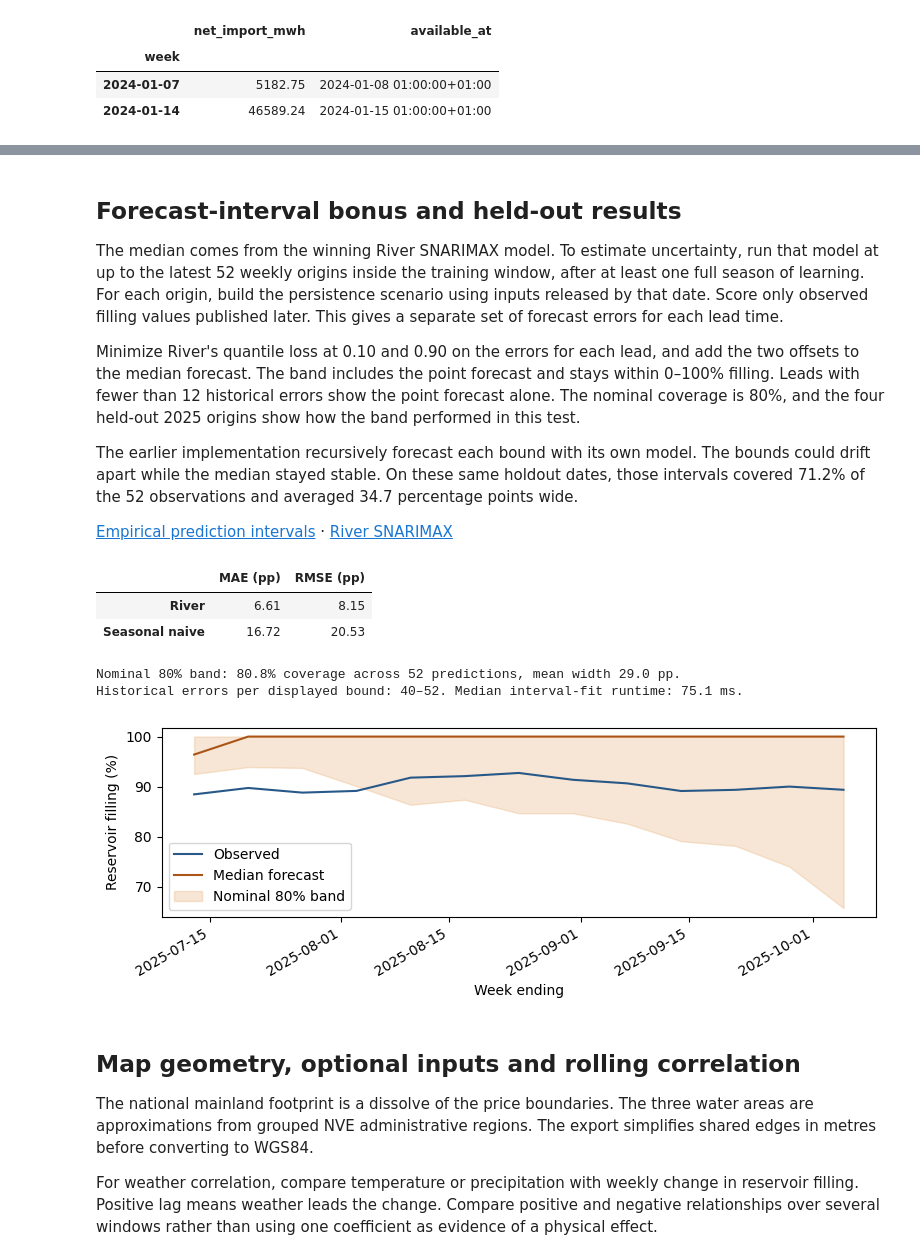
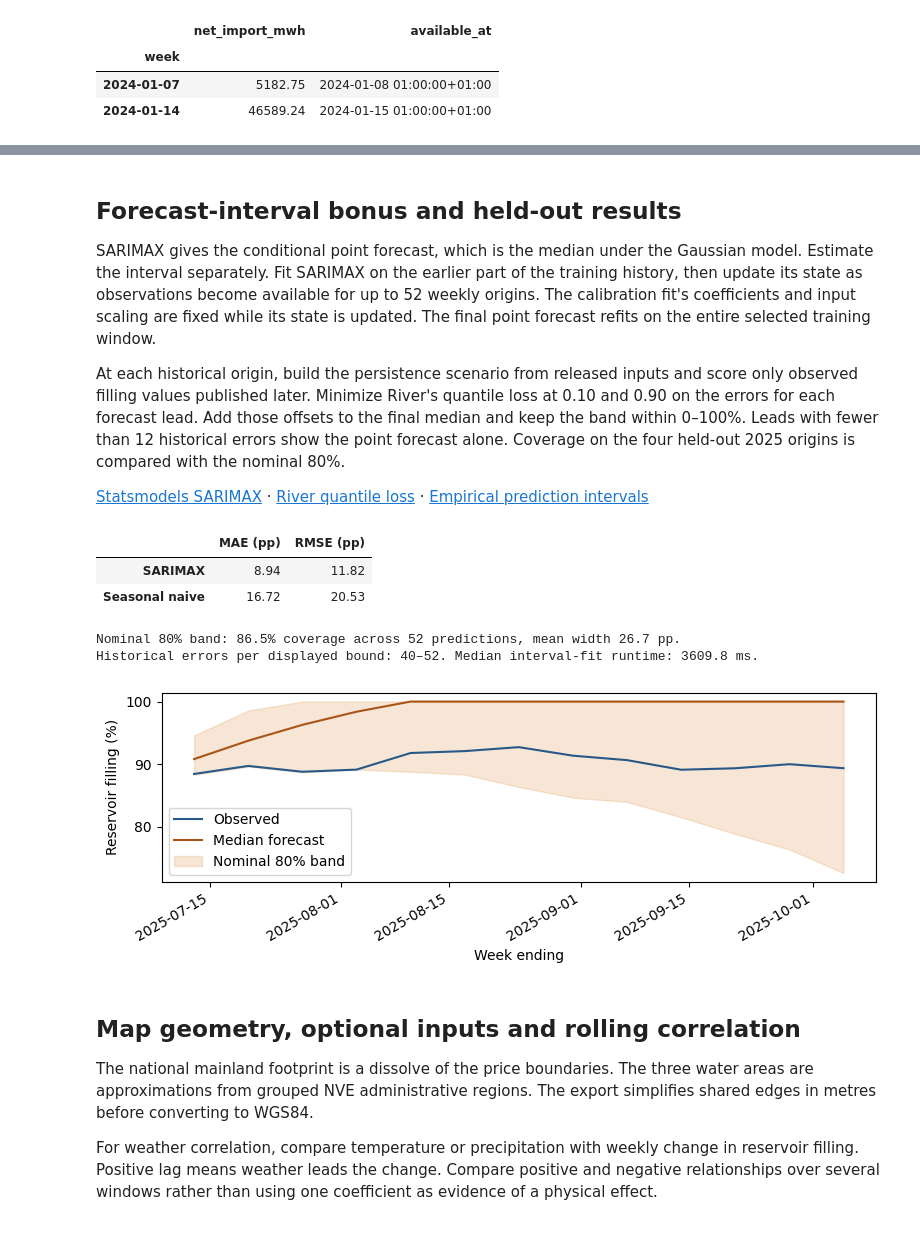
Before and after one commit to dared22/ind320, a Jupyter notebook: notebooks/project_notebook_part4.ipynb, the cells around one changed output, grey strips where cells are left out. Cells and saved outputs as stored; diff of their text form; code cells hidden in the pictures.

```diff
--- a/notebooks/project_notebook_part4.ipynb
+++ b/notebooks/project_notebook_part4.ipynb
@@ -226,7 +229,12 @@ rows = []
 for order, weeks, inputs in product(
     [(1, 1, 0), (4, 1, 0), (2, 1, 1)], [104, 156], [(), ("EUR/NOK", "USD/NOK")]
 ):
-    trials = evaluate(tuning_dates, order, weeks, inputs)
+    # Rank configurations only if they fit all eight common tuning origins.
+    try:
+        trials = evaluate(tuning_dates, order, weeks, inputs)
+    except ValueError as error:
+        print(f"Excluded {order}, {weeks} weeks, {inputs or 'NVE only'}: {error}")
+        continue
     mae, rmse = scores(trials, "median")
     rows.append((order, weeks, inputs, mae, rmse, trials.runtime_ms.median()))
 tuning = pd.DataFrame(rows, columns=["Order", "Weeks", "Inputs", "MAE (pp)", "RMSE (pp)", "Median ms"])
@@ -234,7 +242,6 @@ tuning = tuning.sort_values(["MAE (pp)", "Median ms"]).reset_index(drop=True)
 display(tuning.round(2))
 winner = tuning.iloc[0]
 print("2023–24 seasonal-naive MAE and RMSE (pp):", np.round(scores(trials, "seasonal_naive"), 2))
-print("App defaults:", winner.Order, winner.Weeks, winner.Inputs)
-assert (winner.Order, int(winner.Weeks), winner.Inputs) == (DEFAULT_ORDER, DEFAULT_TRAINING_WEEKS, DEFAULT_INPUTS)
+print("Selected settings:", winner.Order, winner.Weeks, winner.Inputs)
 # %% [output]
 |  | Order | Weeks | Inputs | MAE (pp) | RMSE (pp) | Median ms |
@@ -255,63 +262,59 @@ App defaults: (2, 1, 1) 156 ('EUR/NOK', 'USD/NOK')
 # %% [markdown]
 ## Forecast-interval bonus and held-out results
 
-The median comes from the winning River SNARIMAX model. To estimate
-uncertainty, run that model at up to the latest 52 weekly origins inside
-the training window, after at least one full season of learning. For each
-origin, build the persistence scenario using inputs released by that date.
-Score only observed filling values published later. This gives a separate
-set of forecast errors for each lead time.
+SARIMAX gives the conditional point forecast, which is the median under the
+Gaussian model. Estimate the interval separately. Fit SARIMAX on the earlier
+part of the training history, then update its state as observations become
+available for up to 52 weekly origins. The calibration fit's coefficients
+and input scaling are fixed while its state is updated. The final point
+forecast refits on the entire selected training window.
 
-Minimize River's quantile loss at 0.10 and 0.90 on the errors for each
-lead, and add the two offsets to the median forecast. The band includes
-the point forecast and stays within 0–100% filling. Leads with fewer than
-12 historical errors show the point forecast alone. The nominal coverage
-is 80%, and the four held-out 2025 origins show how the band performed in
-this test.
+At each historical origin, build the persistence scenario from released
+inputs and score only observed filling values published later. Minimize
+River's quantile loss at 0.10 and 0.90 on the errors for each forecast lead.
+Add those offsets to the final median and keep the band within 0–100%.
+Leads with fewer than 12 historical errors show the point forecast alone.
+Coverage on the four held-out 2025 origins is compared with the nominal 80%.
 
-The earlier implementation recursively forecast each bound with its own
-model. The bounds could drift apart while the median stayed stable. On
-these same holdout dates, those intervals covered 71.2% of the 52
-observations and averaged 34.7 percentage points wide.
-
-[Empirical prediction intervals](https://www.sciencedirect.com/science/article/pii/S0169207013001313) ·
-[River SNARIMAX](https://riverml.xyz/0.22.0/api/time-series/SNARIMAX/)
+[Statsmodels SARIMAX](https://www.statsmodels.org/stable/generated/statsmodels.tsa.statespace.sarimax.SARIMAX.html) ·
+[River quantile loss](https://github.com/online-ml/river/blob/0.22.0/river/optim/losses.py) ·
+[Empirical prediction intervals](https://www.sciencedirect.com/science/article/pii/S0169207013001313)
 # %%
 # The held-out dates enter only after selecting settings on the tuning dates.
 holdout = evaluate(origins(2025), winner.Order, int(winner.Weeks), winner.Inputs, bands=True)
 scored = holdout.dropna(subset=["actual"])
 scored_band = scored.dropna(subset=["lower", "upper"])
 covered = scored_band.actual.between(scored_band.lower, scored_band.upper)
 metrics = pd.DataFrame(
     [scores(scored, "median"), scores(scored, "seasonal_naive")],
-    columns=["MAE (pp)", "RMSE (pp)"], index=["River", "Seasonal naive"],
+    columns=["MAE (pp)", "RMSE (pp)"], index=["SARIMAX", "Seasonal naive"],
 )
 display(metrics.round(2))
 print(f"Nominal 80% band: {covered.mean():.1%} coverage across {len(scored_band)} predictions, "
       f"mean width {(scored_band.upper - scored_band.lower).mean():.1f} pp.")
 print(f"Historical errors per displayed bound: {scored_band.interval_samples.min()}–"
       f"{scored_band.interval_samples.max()}. "
       f"Median interval-fit runtime: {scored.runtime_ms.median():.1f} ms.")
 
 # Draw the held-out forecast with its uncertainty on the original fill scale.
 example = holdout.loc[holdout.origin.eq(origins(2025)[2])]
 fig, ax = plt.subplots(figsize=(8, 3))
 ax.plot(example.index, example.actual, label="Observed", color="#285888")
 ax.plot(example.index, example["median"], label="Median forecast", color="#aa5417")
 ax.fill_between(example.index, example.lower, example.upper, alpha=0.22,
                 color="#df9142", label="Nominal 80% band")
 ax.set(ylabel="Reservoir filling (%)", xlabel="Week ending")
 ax.legend(loc="best")
 fig.autofmt_xdate()
 fig.tight_layout()
 plt.show()
 # %% [output]
 |  | MAE (pp) | RMSE (pp) |
-| River | 6.61 | 8.15 |
+| SARIMAX | 8.94 | 11.82 |
 | Seasonal naive | 16.72 | 20.53 |
-Nominal 80% band: 80.8% coverage across 52 predictions, mean width 29.0 pp.
-Historical errors per displayed bound: 40–52. Median interval-fit runtime: 75.1 ms.
+Nominal 80% band: 86.5% coverage across 52 predictions, mean width 26.7 pp.
+Historical errors per displayed bound: 40–52. Median interval-fit runtime: 3609.8 ms.
-[figure, old version]
+[figure, new version]
 # %% [markdown]
 ## Map geometry, optional inputs and rolling correlation
 
```
Also changed, not shown: parts of 7 cells of this notebook, 7 other files.
